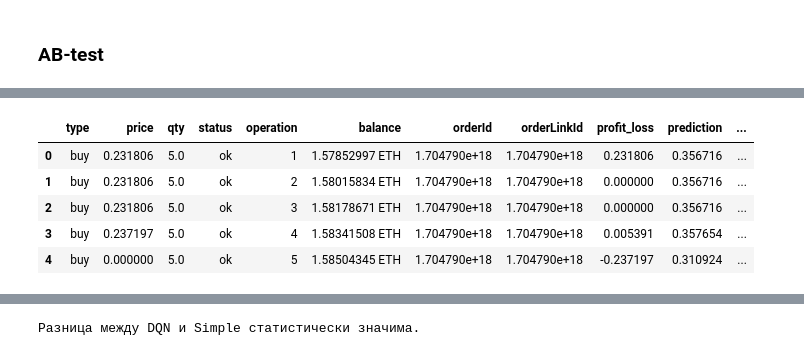
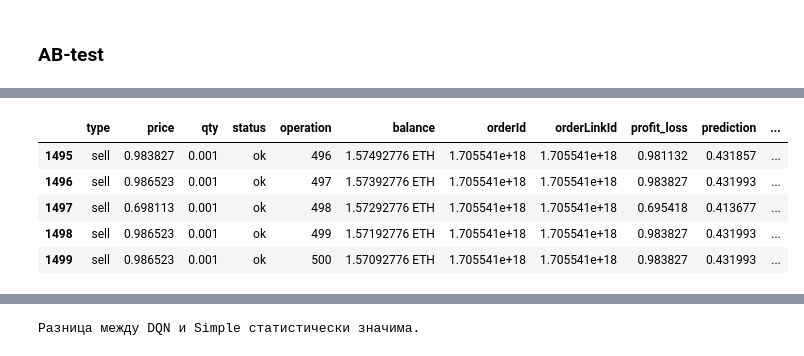
Before and after one commit to Zeerax-nya/Trading_bot, a Jupyter notebook: TradingBot.ipynb, the cells around one changed output, grey strips where cells are left out. Cells and saved outputs as stored; diff of their text form; code cells hidden in the pictures.

Commit message:
Merge remote-tracking branch 'origin/master'
# Conflicts:
#	dqn_transactions.csv
#	simple_transactions.csv

```diff
--- a/TradingBot.ipynb
+++ b/TradingBot.ipynb
@@ -2688,12 +2677,12 @@ dqn_transactions_df_.head()
 # %%
-simple_transactions_df_.head()
+simple_transactions_df_.tail()
 # %% [output]
 |  | type | price | qty | status | operation | balance | orderId | orderLinkId | profit_loss | prediction | ... |
-| 0 | buy | 0.231806 | 5.0 | ok | 1 | 1.57852997 ETH | 1.704790e+18 | 1.704790e+18 | 0.231806 | 0.356716 | ... |
-| 1 | buy | 0.231806 | 5.0 | ok | 2 | 1.58015834 ETH | 1.704790e+18 | 1.704790e+18 | 0.000000 | 0.356716 | ... |
-| 2 | buy | 0.231806 | 5.0 | ok | 3 | 1.58178671 ETH | 1.704790e+18 | 1.704790e+18 | 0.000000 | 0.356716 | ... |
-| 3 | buy | 0.237197 | 5.0 | ok | 4 | 1.58341508 ETH | 1.704790e+18 | 1.704790e+18 | 0.005391 | 0.357654 | ... |
-| 4 | buy | 0.000000 | 5.0 | ok | 5 | 1.58504345 ETH | 1.704790e+18 | 1.704790e+18 | -0.237197 | 0.310924 | ... |
+| 1495 | sell | 0.983827 | 0.001 | ok | 496 | 1.57492776 ETH | 1.705541e+18 | 1.705541e+18 | 0.981132 | 0.431857 | ... |
+| 1496 | sell | 0.986523 | 0.001 | ok | 497 | 1.57392776 ETH | 1.705541e+18 | 1.705541e+18 | 0.983827 | 0.431993 | ... |
+| 1497 | sell | 0.698113 | 0.001 | ok | 498 | 1.57292776 ETH | 1.705541e+18 | 1.705541e+18 | 0.695418 | 0.413677 | ... |
+| 1498 | sell | 0.986523 | 0.001 | ok | 499 | 1.57192776 ETH | 1.705541e+18 | 1.705541e+18 | 0.983827 | 0.431993 | ... |
+| 1499 | sell | 0.986523 | 0.001 | ok | 500 | 1.57092776 ETH | 1.705541e+18 | 1.705541e+18 | 0.983827 | 0.431993 | ... |
 # %%
 dqn_avg_profit_loss = dqn_transactions_df_['profit_loss'].mean()
 simple_avg_profit_loss = simple_transactions_df_['profit_loss'].mean()
```
Also changed, not shown: parts of 19 cells of this notebook, 17 other files.
